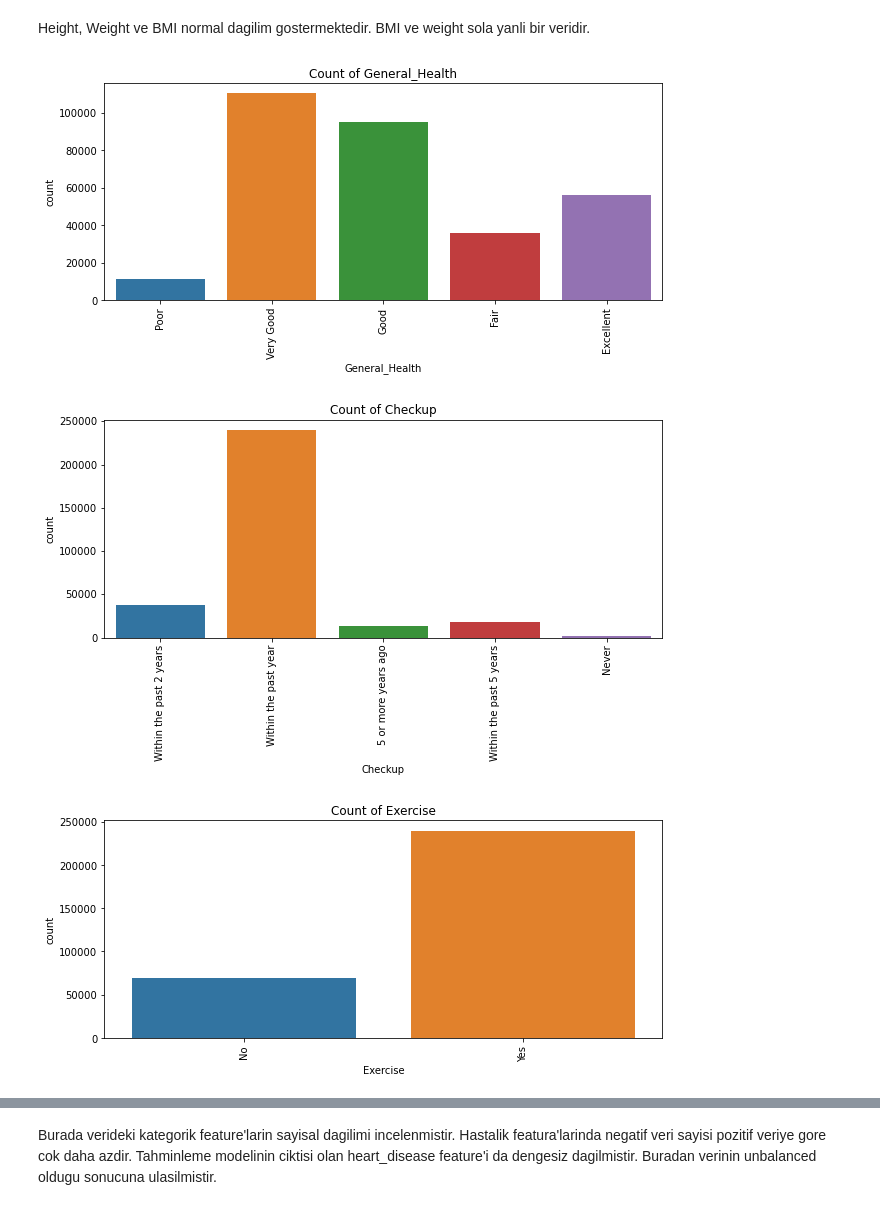
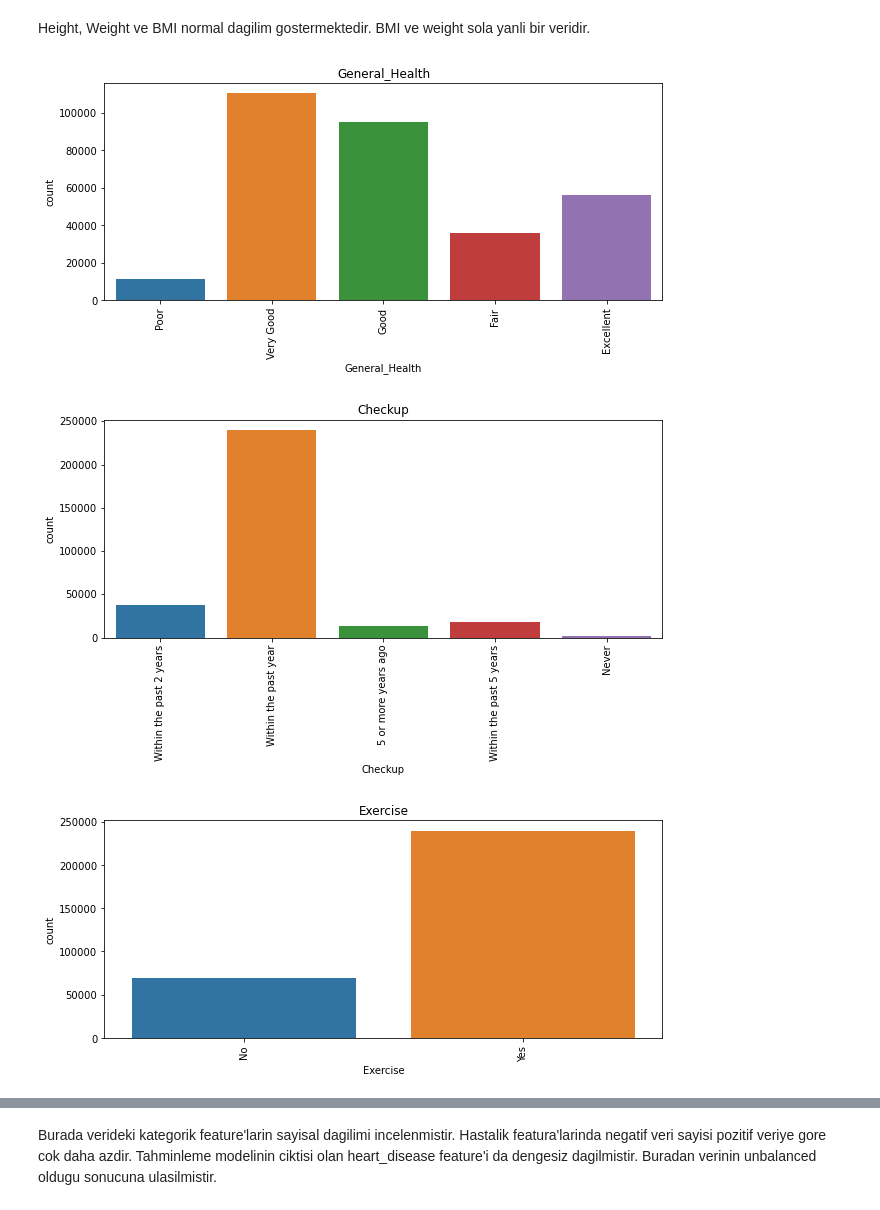
Before and after one commit to meltemarmann/HeartDiseaseRiskPrediction, a Jupyter notebook: Health-Disease-Prediction-V2.ipynb, the cells around one changed output, grey strips where cells are left out. Drawn from its saved outputs; the diff is of its cells as text; code cells hidden in the pictures.

```diff
--- a/Health-Disease-Prediction-V2.ipynb
+++ b/Health-Disease-Prediction-V2.ipynb
@@ -90,6 +81,6 @@ numerical_features = ['Height_(cm)', 'Weight_(kg)', 'BMI', 'Alcohol_Consumption'
 for feature in numerical_features:
     plt.figure(figsize=(10, 4))
     sns.histplot(data=data, x=feature, kde=True)
-    plt.title('Distribution of ' + feature)
+    plt.title(feature)
     plt.show()
 # %% [output]
@@ -105,13 +96,13 @@ Height, Weight ve BMI normal dagilim gostermektedir. BMI ve weight sola yanli bi
 # %%
 categorical_features = ['General_Health', 'Checkup', 'Exercise', 'Heart_Disease', 'Skin_Cancer', 'Other_Cancer', 'Depression', 'Diabetes', 'Arthritis', 'Sex', 'Age_Category', 'Smoking_History']
 
 for feature in categorical_features:
     plt.figure(figsize=(10, 4))
     sns.countplot(data=data, x=feature)
-    plt.title('Count of ' + feature)
+    plt.title(feature)
     plt.xticks(rotation=90)
     plt.show()
 # %% [output]
-[figure, old version]
+[figure, new version]
-[figure, old version]
+[figure, new version]
-[figure, old version]
+[figure, new version]
```
Also changed, not shown: parts of 38 cells of this notebook.
